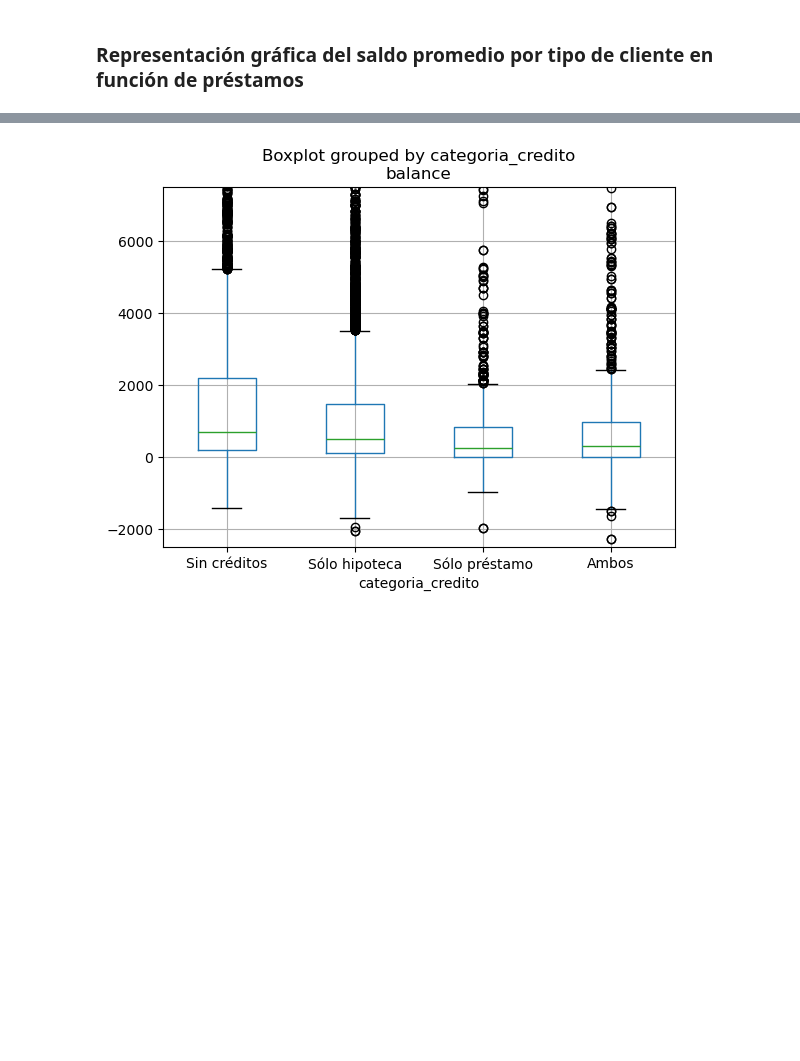
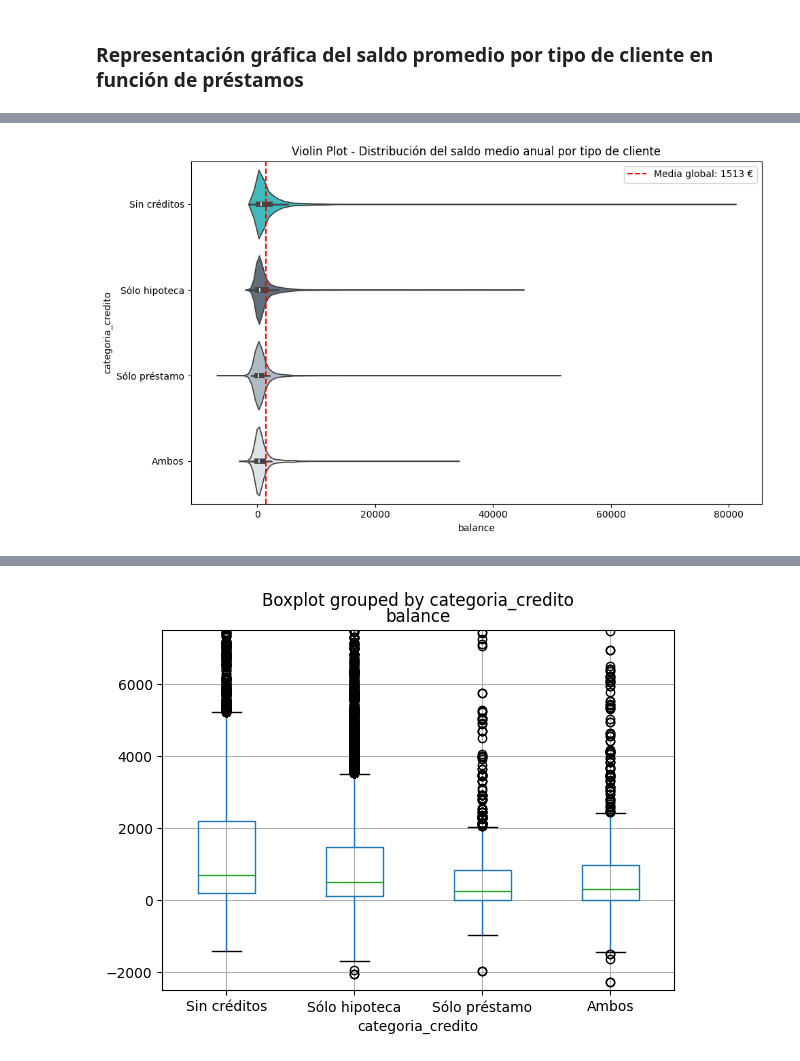
Before and after one commit to MarinaTorba/PersonalDataProrjects, a Jupyter notebook: Equip_9/Scripts/Analisis _Finanzas_250519.ipynb, the cells around one changed output, grey strips where cells are left out. Cells and saved outputs as stored; diff of their text form; code cells hidden in the pictures; blank space fills up the shorter version.

```diff
--- a/Equip_9/Scripts/Analisis _Finanzas_250519.ipynb
+++ b/Equip_9/Scripts/Analisis _Finanzas_250519.ipynb
@@ -112,0 +154,10 @@ plt.show()
+# %%
+plt.figure(figsize=(10, 6))
+sns.violinplot(data=df, x="balance", y="categoria_credito", palette=custom_palette[:4], cut=0)
+plt.axvline(saldo_medio_global, color='red', linestyle='--', label=f"Media global: {saldo_medio_global} €")
+plt.title("Violin Plot - Distribución del saldo medio anual por tipo de cliente")
+plt.tight_layout()
+plt.legend()
+plt.show()
+# %% [output]
+[figure, added]
```
Also changed, not shown: parts of 18 cells of this notebook.
